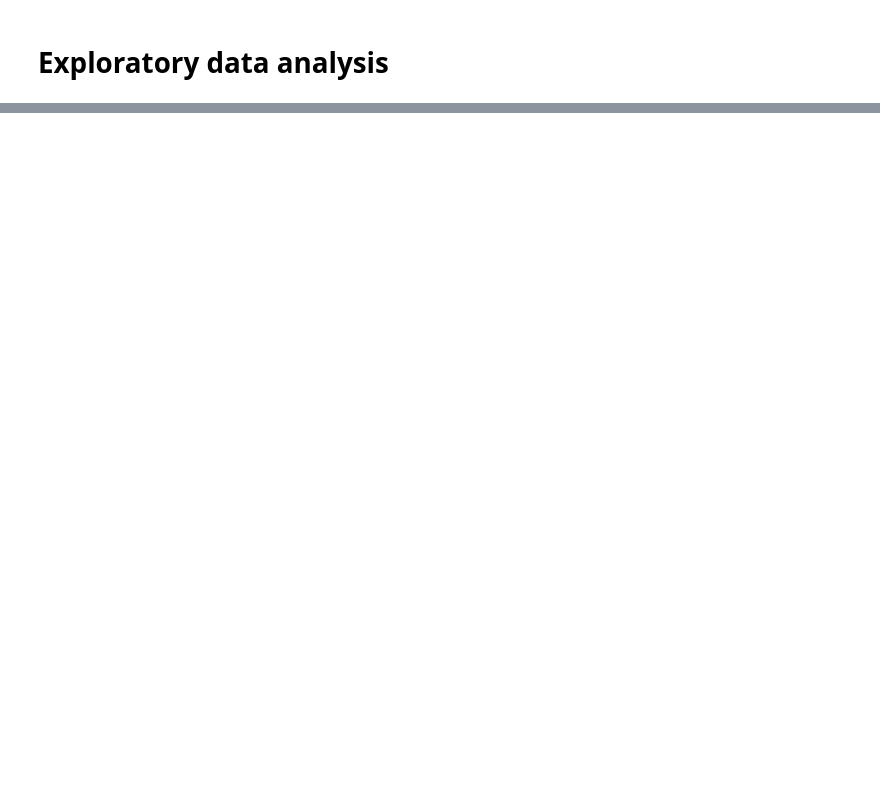
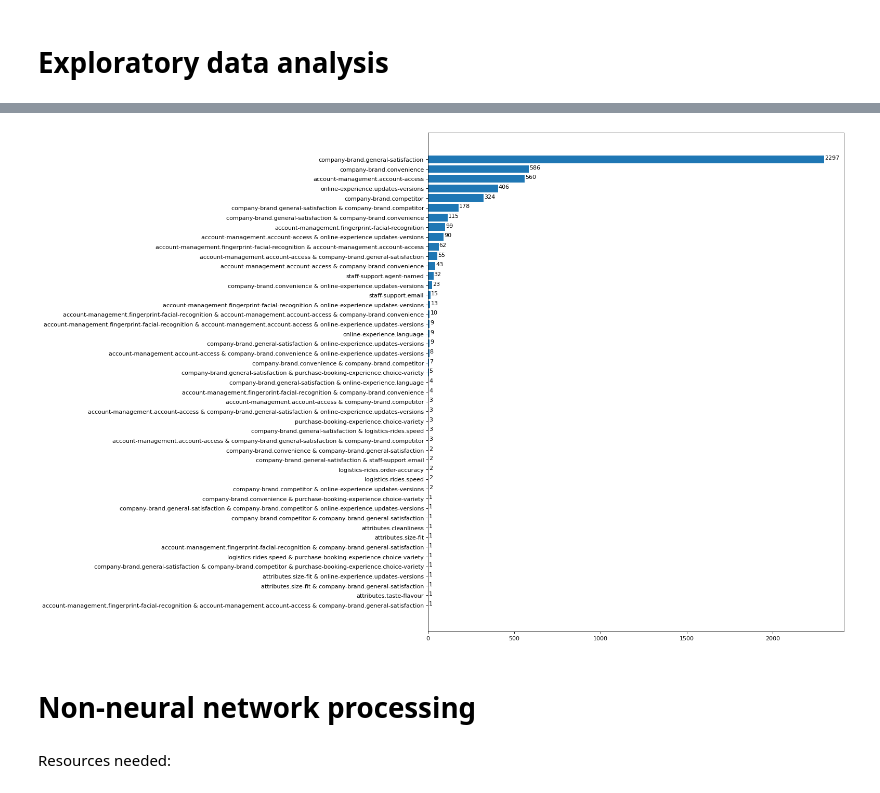
Before and after one commit to ArturGogiyan/NLP_research, a Jupyter notebook: NLP_research.ipynb, the cells around one changed output, grey strips where cells are left out. Cells and saved outputs as stored; diff of their text form; code cells hidden in the pictures; blank space fills up the shorter version.

```diff
--- a/NLP_research.ipynb
+++ b/NLP_research.ipynb
@@ -32,0 +139,22 @@ NameError: ignored
+# %%
+feature_freqs_combinations =  df_unique_combinations.sum(axis = 0, skipna = True)[1:].sort_values(ascending=True)
+# %%
+fig = plt.figure(figsize=(10, 12), dpi=80)
+plt.xlabel('feature')
+plt.ylabel('frequency')
+plt.title('frequency of different features in applied dataset')
+
+ax = fig.add_axes([0,0,1,1])
+ax.barh(feature_freqs_combinations.keys(),feature_freqs_combinations.values)
+
+xlocs, xlabs = plt.xticks()
+for i, v in enumerate(feature_freqs_combinations.values):
+    ax.text(v + 3, i, str(v))
+
+plt.show()
+# %% [output]
+[figure, added]
+# %% [markdown]
+# Non-neural network processing
+# %% [markdown]
+Resources needed:
```
Also changed, not shown: parts of 32 cells of this notebook.
